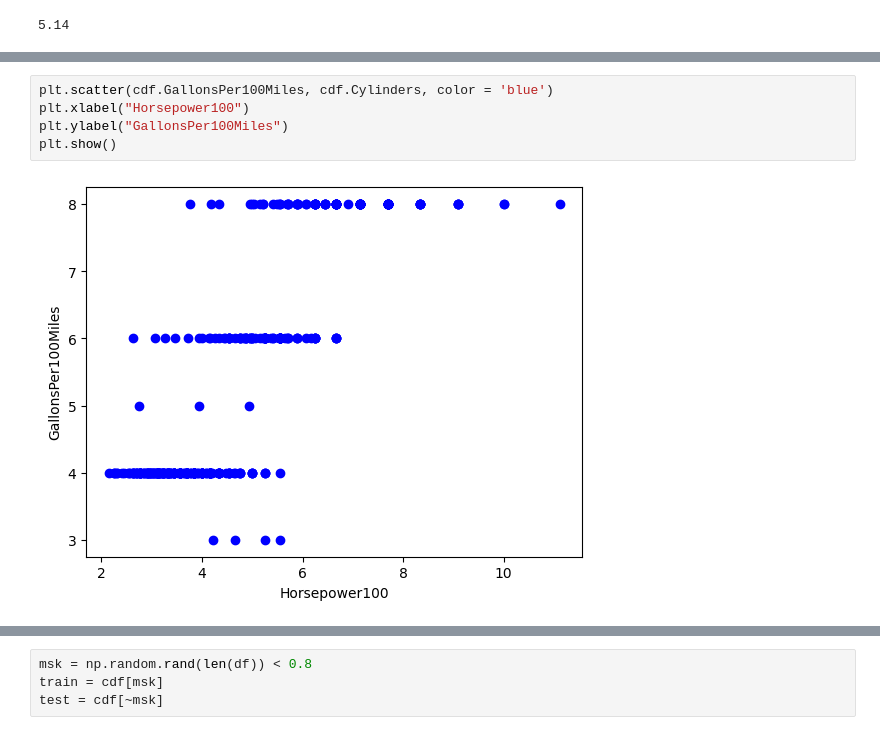
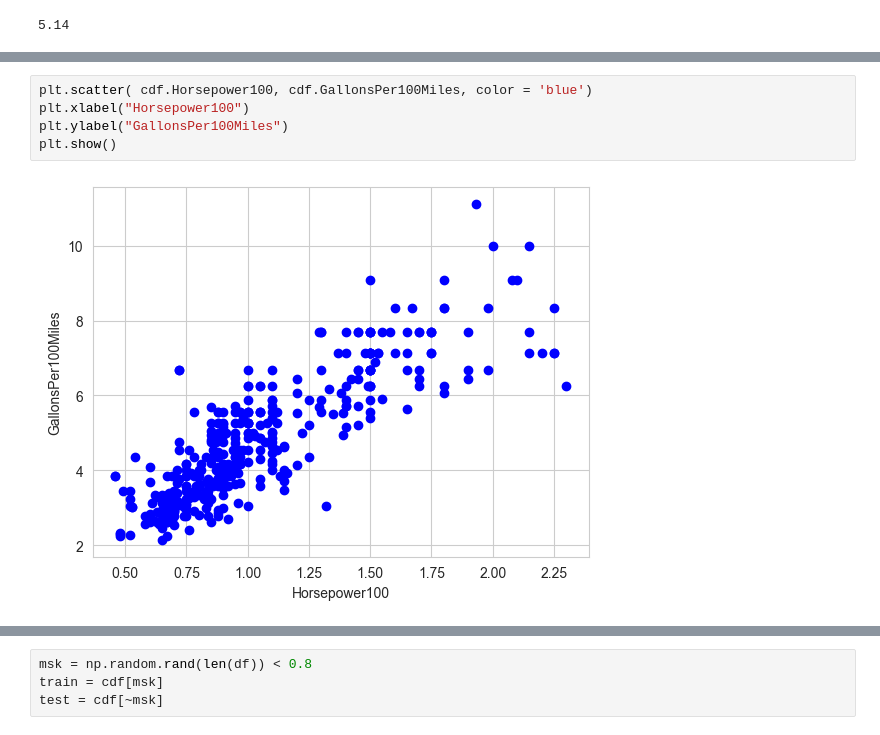
Before and after one commit to gibanator/assignment_3, a Jupyter notebook: linear_regression.ipynb, the cells around one changed output, grey strips where cells are left out. Drawn from its saved outputs; the diff is of its cells as text.

```diff
--- a/linear_regression.ipynb
+++ b/linear_regression.ipynb
@@ -77,7 +84,7 @@ plt.show()
 # %%
-plt.scatter(cdf.GallonsPer100Miles, cdf.Cylinders, color = 'blue')
+plt.scatter( cdf.Horsepower100, cdf.GallonsPer100Miles, color = 'blue')
 plt.xlabel("Horsepower100")
 plt.ylabel("GallonsPer100Miles")
 plt.show()
 # %% [output]
-[figure, old version]
+[figure, new version]
```
Also changed, not shown: parts of 9 cells of this notebook, 1 other file.
